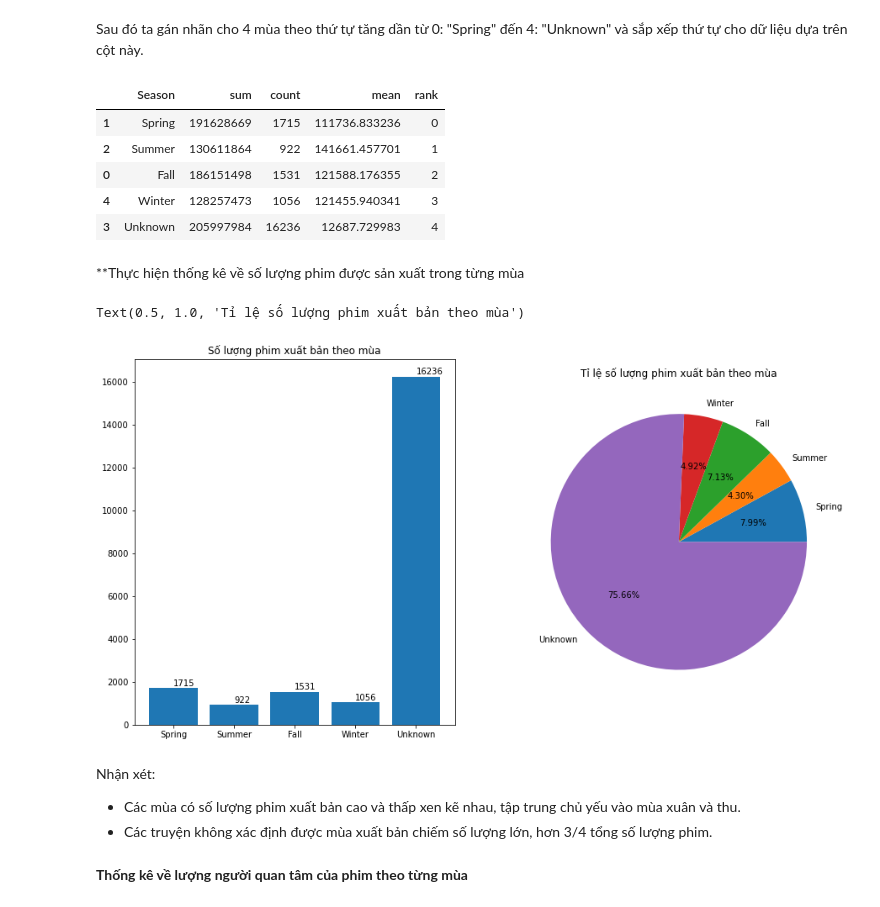
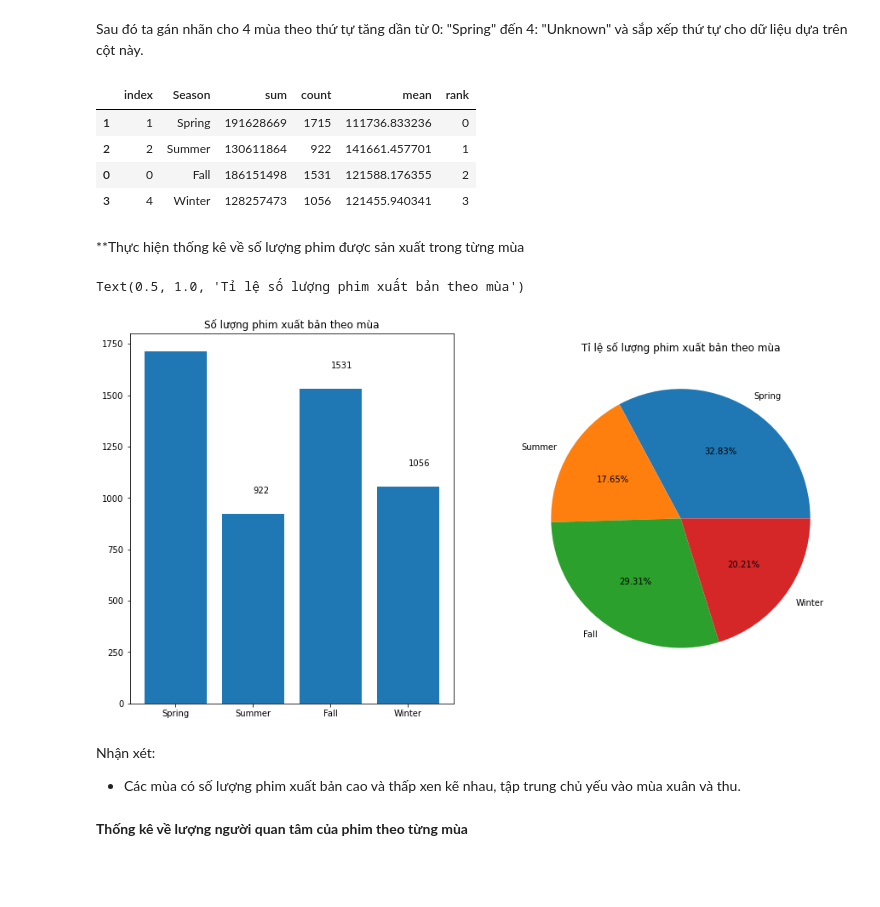
Before and after one commit to HuyHCMUS/DoAn_TH_LTKHDL, a Jupyter notebook: tra_loi_cau_hoi.ipynb, the cells around one changed output. Saved outputs shown, nothing was run; the diff lists cells and outputs as text; code cells hidden in the pictures; blank space fills up the shorter version.

```diff
--- a/tra_loi_cau_hoi.ipynb
+++ b/tra_loi_cau_hoi.ipynb
@@ -212,16 +212,17 @@ season_stat
 # %% [markdown]
 Sau đó ta gán nhãn cho 4 mùa theo thứ tự tăng dần từ 0: "Spring" đến 4: "Unknown" và sắp xếp thứ tự cho dữ liệu dựa trên cột này.
 # %%
-season_stat['rank'] = [2, 0, 1, 4, 3]
+season_stat = season_stat[season_stat['Season'] != 'Unknown']
+season_stat = season_stat.reset_index()
+season_stat['rank'] = [2, 0, 1, 3]
 season_stat = season_stat.sort_values(by = 'rank')
 season_stat
 # %% [output]
-|  | Season | sum | count | mean | rank |
-| 1 | Spring | 191628669 | 1715 | 111736.833236 | 0 |
-| 2 | Summer | 130611864 | 922 | 141661.457701 | 1 |
-| 0 | Fall | 186151498 | 1531 | 121588.176355 | 2 |
-| 4 | Winter | 128257473 | 1056 | 121455.940341 | 3 |
-| 3 | Unknown | 205997984 | 16236 | 12687.729983 | 4 |
+|  | index | Season | sum | count | mean | rank |
+| 1 | 1 | Spring | 191628669 | 1715 | 111736.833236 | 0 |
+| 2 | 2 | Summer | 130611864 | 922 | 141661.457701 | 1 |
+| 0 | 0 | Fall | 186151498 | 1531 | 121588.176355 | 2 |
+| 3 | 4 | Winter | 128257473 | 1056 | 121455.940341 | 3 |
 # %% [markdown]
 **Thực hiện thống kê về số lượng phim được sản xuất trong từng mùa
 # %%
@@ -235,11 +236,10 @@ axes[1].pie(season_stat['count'], labels = season_stat['Season'], autopct='%.2f%
 axes[1].set_title('Tỉ lệ số lượng phim xuất bản theo mùa')
 # %% [output]
 Text(0.5, 1.0, 'Tỉ lệ số lượng phim xuất bản theo mùa')
-[figure, old version]
+[figure, new version]
 # %% [markdown]
 Nhận xét:
 - Các mùa có số lượng phim xuất bản cao và thấp xen kẽ nhau, tập trung chủ yếu vào mùa xuân và thu.
-- Các truyện không xác định được mùa xuất bản chiếm số lượng lớn, hơn 3/4 tổng số lượng phim.
 # %% [markdown]
 **Thống kê về lượng người quan tâm của phim theo từng mùa**
 # %%
```
Also changed, not shown: parts of 7 cells of this notebook.
